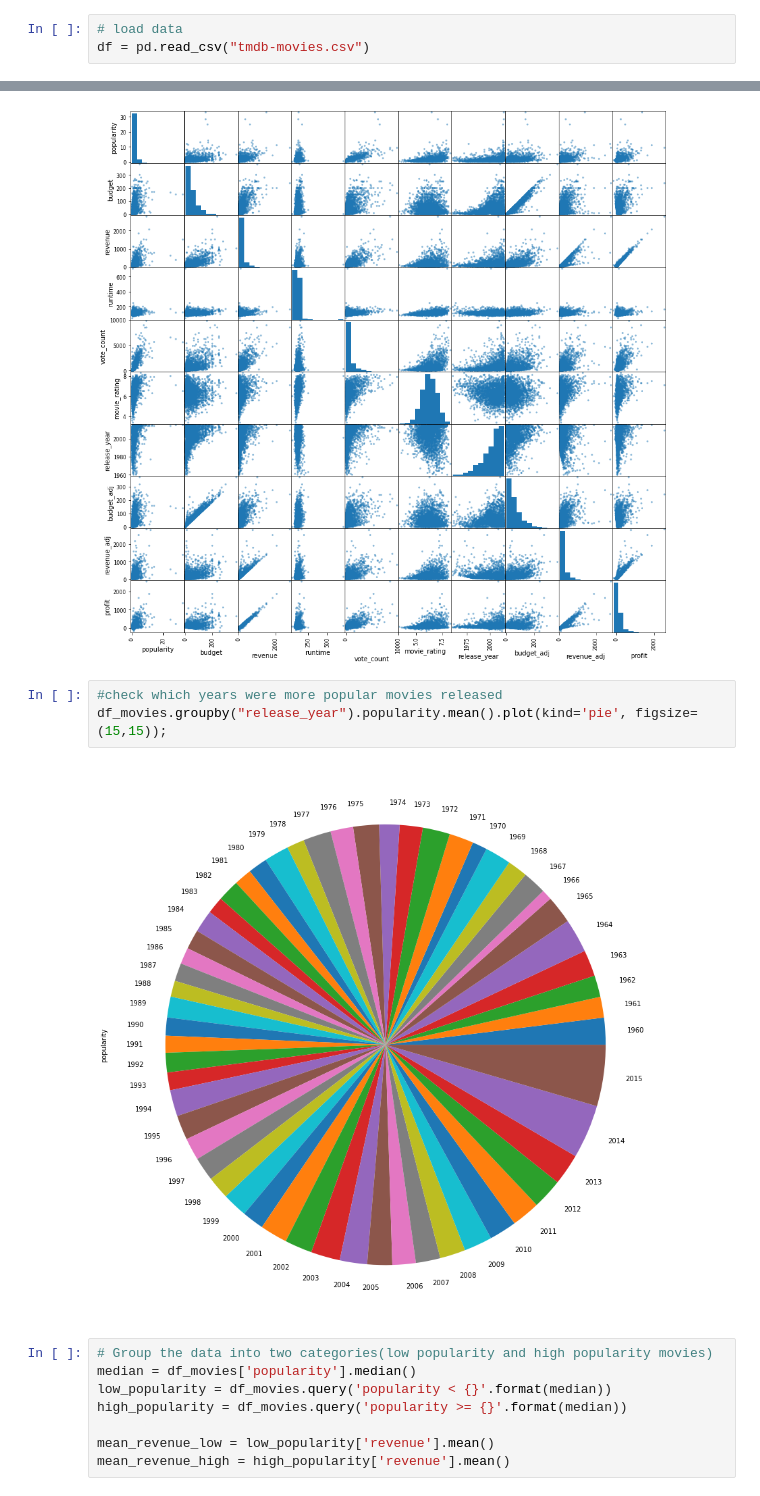
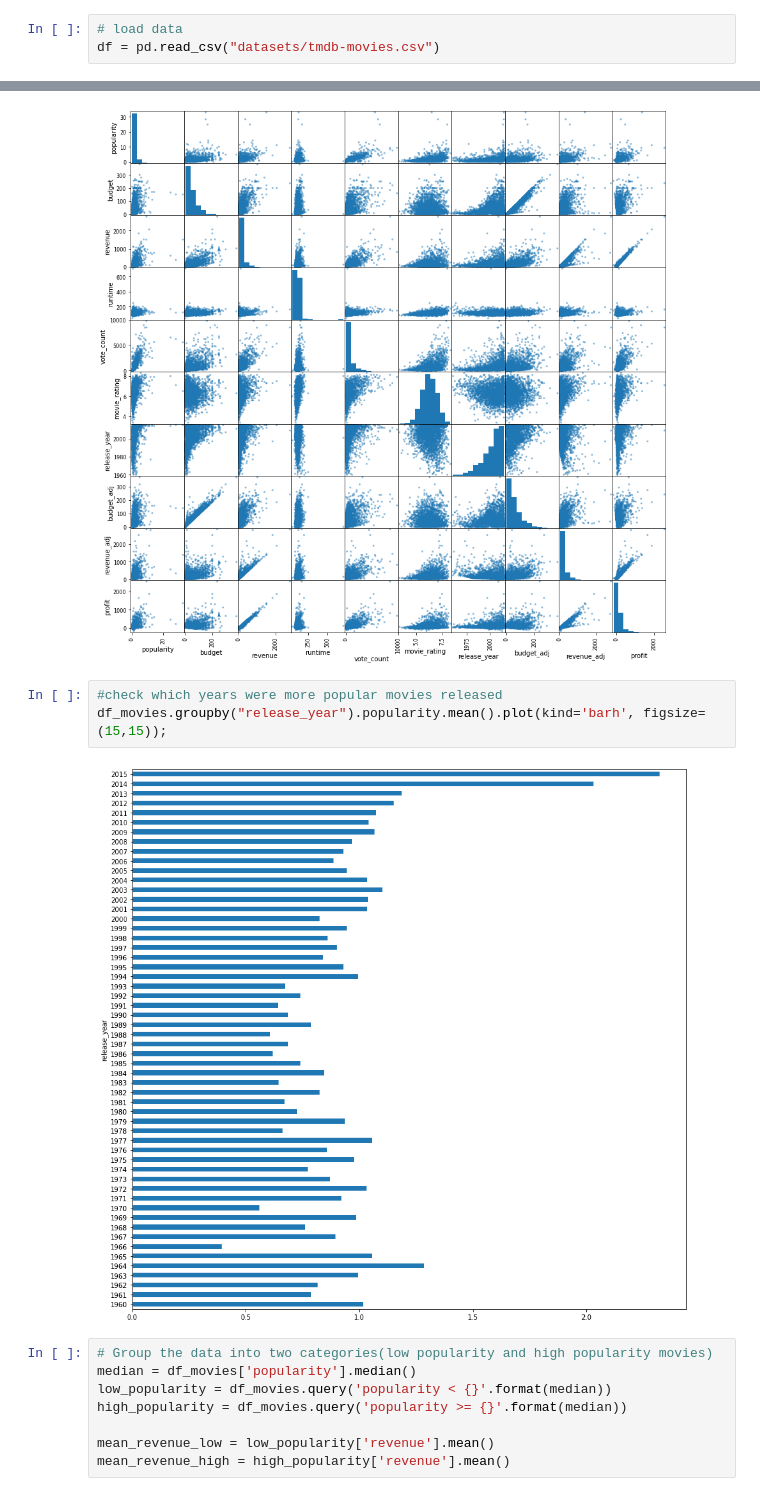
Before and after one commit to Bright136/Data-Analysis-Udacity-Projects-, a Jupyter notebook: data-analysis-on-tmdb-data.ipynb, the cells around one changed output, grey strips where cells are left out. Saved outputs shown, nothing was run; the diff lists cells and outputs as text.

Commit message:
Changed unclean pie charts to horizontal bar charts

```diff
--- a/data-analysis-on-tmdb-data.ipynb
+++ b/data-analysis-on-tmdb-data.ipynb
@@ -50,7 +50,7 @@ import time
 ### General Properties
 # %%
 # load data
-df = pd.read_csv("tmdb-movies.csv")
+df = pd.read_csv("datasets/tmdb-movies.csv")
 # %%
 #print number of columns and rows
 # display head of  data
@@ -387,9 +387,9 @@ pd.plotting.scatter_matrix(high_revenue, figsize = (15,15));
 [figure]
 # %%
 #check which years were more popular movies released
-df_movies.groupby("release_year").popularity.mean().plot(kind='pie', figsize=(15,15));
+df_movies.groupby("release_year").popularity.mean().plot(kind='barh', figsize=(15,15));
 # %% [output]
-[figure, old version]
+[figure, new version]
 # %%
 # Group the data into two categories(low popularity and high popularity movies)
 median = df_movies['popularity'].median()
```
Also changed, not shown: parts of 6 cells of this notebook.
